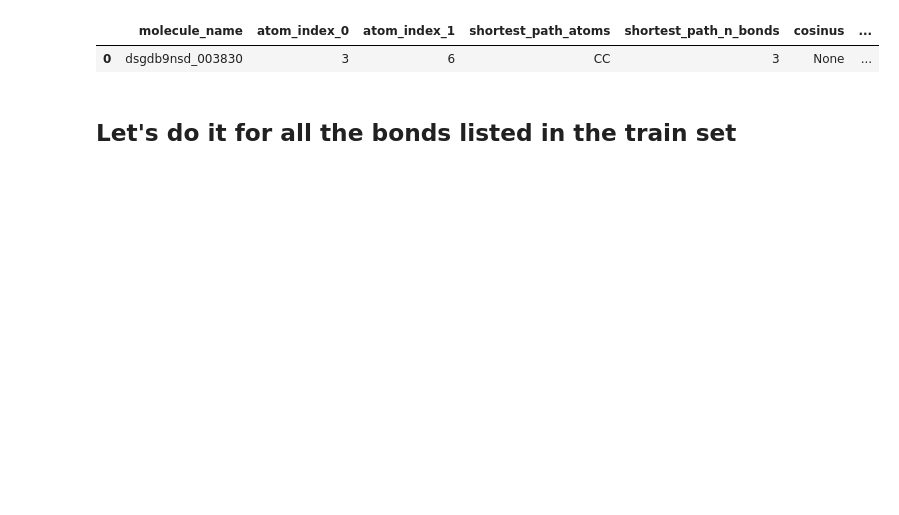
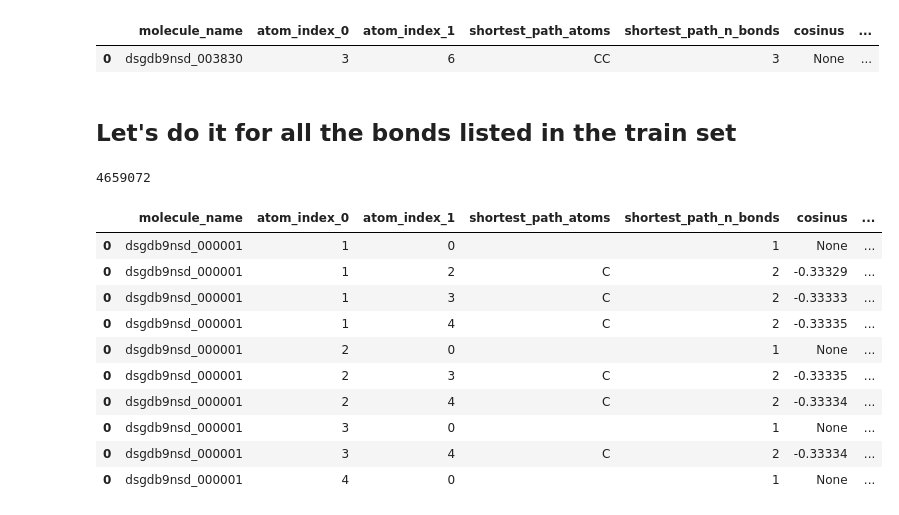
Before and after one commit to gauthavite/MolecularGNN, a Jupyter notebook: make_angle_dataframe.ipynb, the cells around one changed output. Drawn from its saved outputs; the diff is of its cells as text; code cells hidden in the pictures; blank space fills up the shorter version.

```diff
--- a/make_angle_dataframe.ipynb
+++ b/make_angle_dataframe.ipynb
@@ -291,18 +316,34 @@ def process_arg(args):
 # %%
+import multiprocess as mp
+
 args = []
 
 for molecule_name, df in train_df.groupby('molecule_name'):
     args.append({'molecule_name': molecule_name,
                  'atom_index_0s': df.atom_index_0.values,
                  'atom_index_1s': df.atom_index_1.values})
-results = []
 
-for arg in tqdm(args):
-    result = process_arg(arg)
-    results.append(result)
+with mp.Pool(7) as pool:
+    results = pool.map(process_arg, args)
 
 
 result = pd.concat(results)
 result.to_csv('angles.csv', index=False)
 
 print(len(result))
+# %% [output]
+4659072
+# %%
+result.head(10)
+# %% [output]
+|  | molecule_name | atom_index_0 | atom_index_1 | shortest_path_atoms | shortest_path_n_bonds | cosinus | ... |
+| 0 | dsgdb9nsd_000001 | 1 | 0 |  | 1 | None | ... |
+| 0 | dsgdb9nsd_000001 | 1 | 2 | C | 2 | -0.33329 | ... |
+| 0 | dsgdb9nsd_000001 | 1 | 3 | C | 2 | -0.33333 | ... |
+| 0 | dsgdb9nsd_000001 | 1 | 4 | C | 2 | -0.33335 | ... |
+| 0 | dsgdb9nsd_000001 | 2 | 0 |  | 1 | None | ... |
+| 0 | dsgdb9nsd_000001 | 2 | 3 | C | 2 | -0.33335 | ... |
+| 0 | dsgdb9nsd_000001 | 2 | 4 | C | 2 | -0.33334 | ... |
+| 0 | dsgdb9nsd_000001 | 3 | 0 |  | 1 | None | ... |
+| 0 | dsgdb9nsd_000001 | 3 | 4 | C | 2 | -0.33334 | ... |
+| 0 | dsgdb9nsd_000001 | 4 | 0 |  | 1 | None | ... |
```
Also changed, not shown: parts of 3 cells of this notebook.
